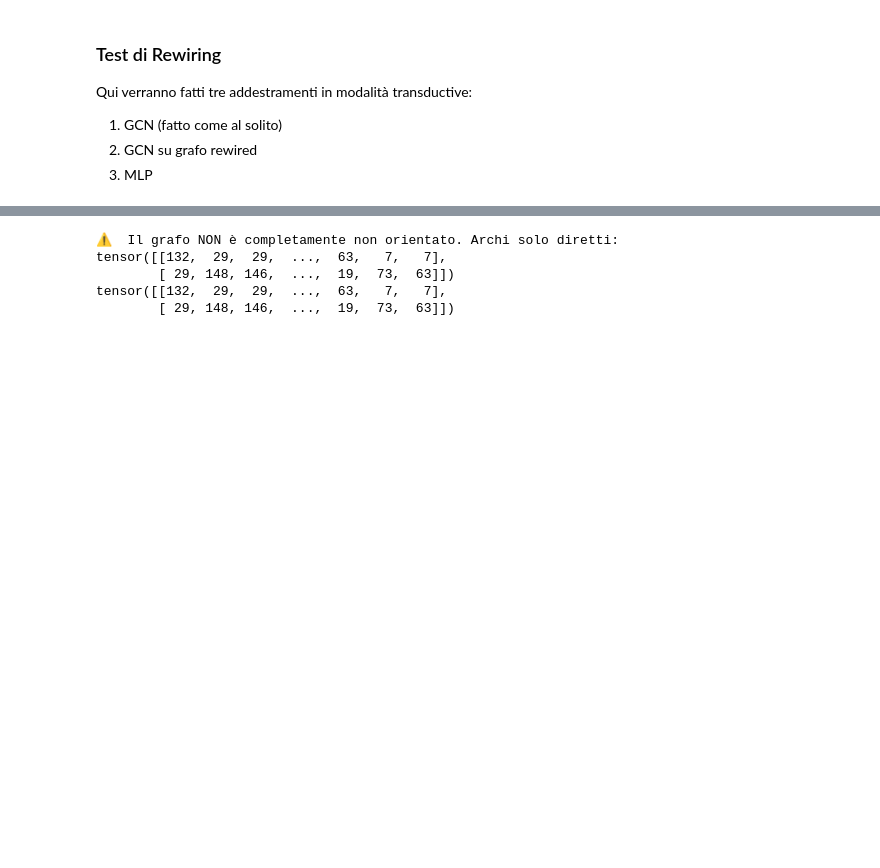
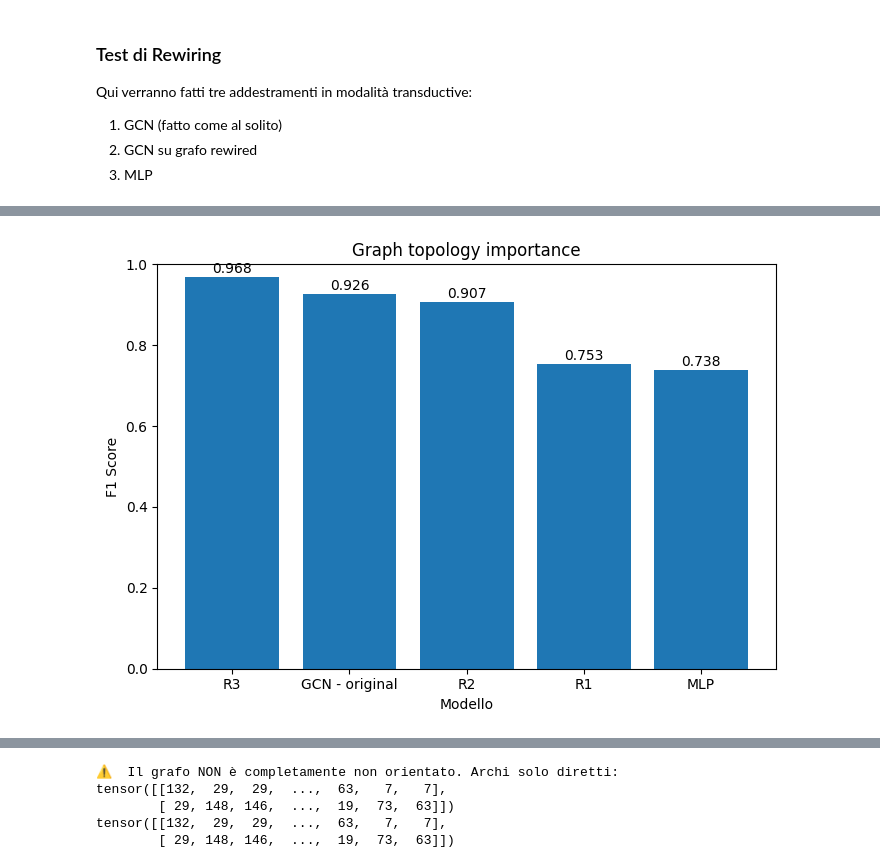
Before and after one commit to Emanuele19/TopologyPermutations, a Jupyter notebook: test_topology_significance.ipynb, the cells around one changed output, grey strips where cells are left out. Drawn from its saved outputs; the diff is of its cells as text; code cells hidden in the pictures; blank space fills up the shorter version.

```diff
--- a/test_topology_significance.ipynb
+++ b/test_topology_significance.ipynb
@@ -208,0 +167,82 @@ plot_f1(formatted, title='Graph topology importance')
+# %%
+from graph_data_manipulation import rewire_degree_preserving_complete, rewire_non_degree_preserving_stratified, rewire_degree_preserving_stratified
+
+mode = 'transductive'
+seed = 42
+gcn_factory = lambda : GCN(in_channels=data.x.size(1), hidden_channels=64, out_channels=1, dropout=0)
+mlp_factory = lambda : MLP(in_channels=data.x.size(1), hidden_channels=64, out_channels=1, dropout=0)
+splitter_ctor = lambda seed, mode: StratifiedSplitterWithTestHoldout(test_size=0.1, n_splits=5, seed=seed, mode=mode)
+
+
+task    = TaskBinaryNodeClassification(threshold=0.5, pos_weight=None)
+trainer = Trainer(lr=1e-3, weight_decay=5e-4, max_epochs=50, patience=10)
+
+n = 10  # Numero di training
+m = 20  # Numero di rewiring
+
+rewiring_algs = {
+    "R1": rewire_degree_preserving_complete,
+    "R2": rewire_degree_preserving_stratified,
+    "R3": rewire_non_degree_preserving_stratified
+}
+
+for name, alg in rewiring_algs.items():
+    print(f"{name} | {alg.__name__}")
+
+# --- Training MLP
+test_metrics_mlp = compare_models_over_repeats(
+    data,
+    [mlp_factory],
+    splitter_ctor, task, trainer, mode='transductive', n=n)
+
+# --- Training GCN
+test_metrics_gcn = []
+for x in tqdm.tqdm(range(n), desc="GCN training", unit="trainings"):
+    splitter = StratifiedSplitterWithTestHoldout(test_size=0.1, n_splits=5, seed=seed + x, mode=mode)
+    parts = splitter.split(data)
+
+    cv = CrossValidator(trainer=trainer, model_factory=gcn_factory, mode=mode, select_by="f1")
+    artifacts, summary = cv.run(task, data, parts)
+
+    evaluator = Evaluator(model_factory=gcn_factory, mode=mode)
+    test_metrics_gcn.append(evaluator.evaluate(task, data, parts, artifacts["best_state"])['f1'])
+
+# --- Training GCN on rewiring
+progress_bar = tqdm.tqdm(total=n*m*len(rewiring_algs), unit="trainings")
+test_metrics_rew = dict()
+for alg_name in rewiring_algs.keys():
+    test_metrics_rew[alg_name] = list()
+
+rew_count = 0
+for alg_name, rew_alg in rewiring_algs.items():
+    rew_count += 1
+    for i in range(m):
+        progress_bar.set_description(f"[{rew_count}] [{alg_name}] Training on {i+1}th rewiring")
+        g_rewired = rew_alg(
+            data,
+            seed=seed + i
+        )
+
+        #for x in tqdm.tqdm(range(n), desc="Training GCN on original and rewired graphs", unit="trainings"):
+        for j in range(n):
+            splitter = StratifiedSplitterWithTestHoldout(test_size=0.1, n_splits=5, seed=seed + j, mode=mode)
+            rewired_parts = splitter.split(g_rewired)
+
+            cv_rew = CrossValidator(trainer=trainer, model_factory=gcn_factory, mode=mode, select_by="f1")
+            artifacts_rew, summary_rew = cv_rew.run(task, g_rewired, rewired_parts)
+
+            evaluator = Evaluator(model_factory=gcn_factory, mode=mode)
+            test_metrics_rew[alg_name].append(evaluator.evaluate(task, g_rewired, rewired_parts, artifacts_rew["best_state"])['f1'])
+
+            progress_bar.update(1)
+
+        progress_bar.update(1)
+
+formatted = dict()
+formatted['GCN - original'] = np.array(test_metrics_gcn).mean()
+for alg_name, metrics in test_metrics_rew.items():
+    formatted[alg_name] = np.array(metrics).mean()
+formatted['MLP'] = np.array(list(test_metrics_mlp.values())).mean()
+
+plot_f1(formatted, title='Graph topology importance')
+# %% [output]
@@ -208,0 +253 @@ plot_f1(formatted, title='Graph topology importance')
+[figure, added]
```
Also changed, not shown: parts of 7 cells of this notebook, 3 other files.
